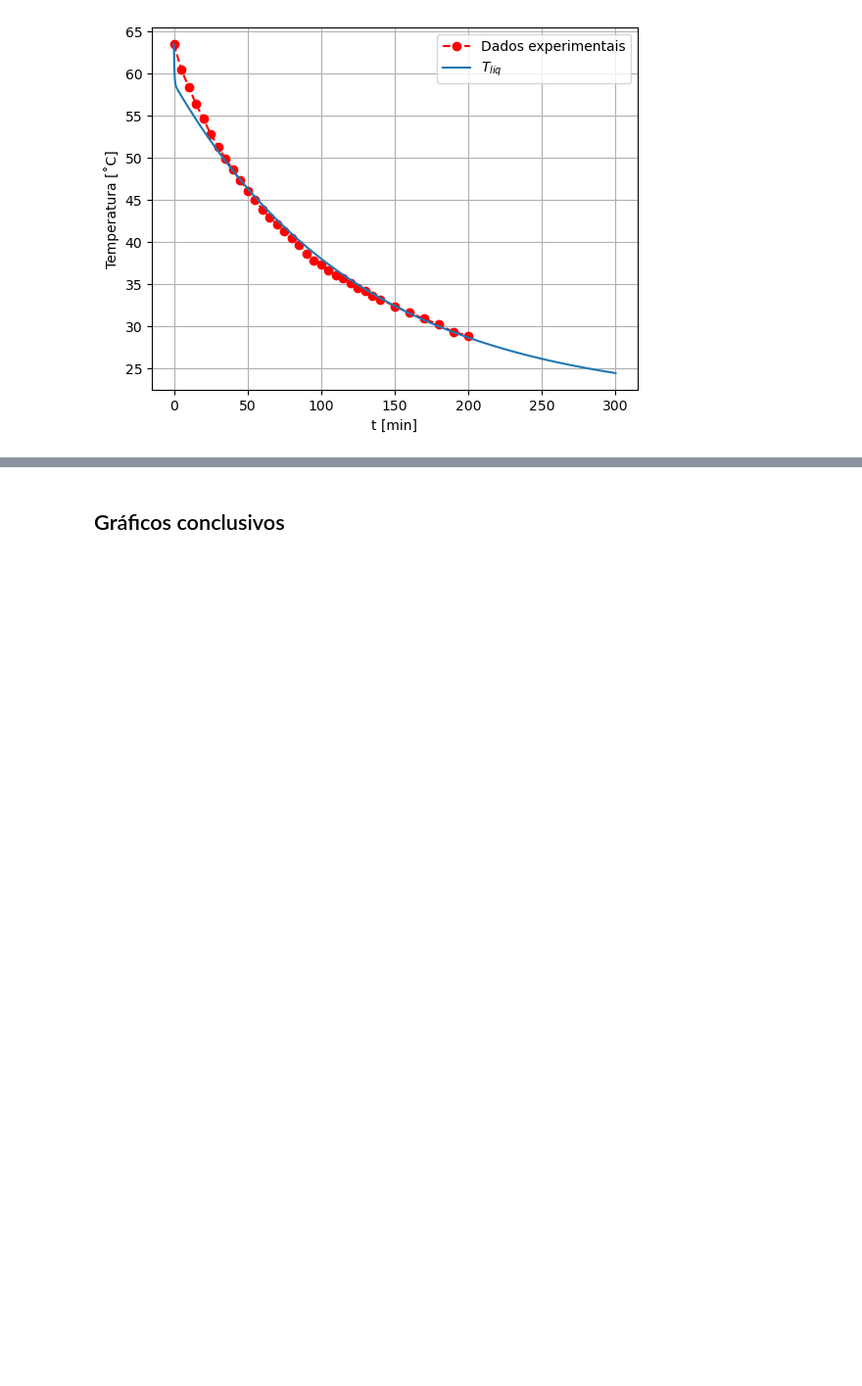
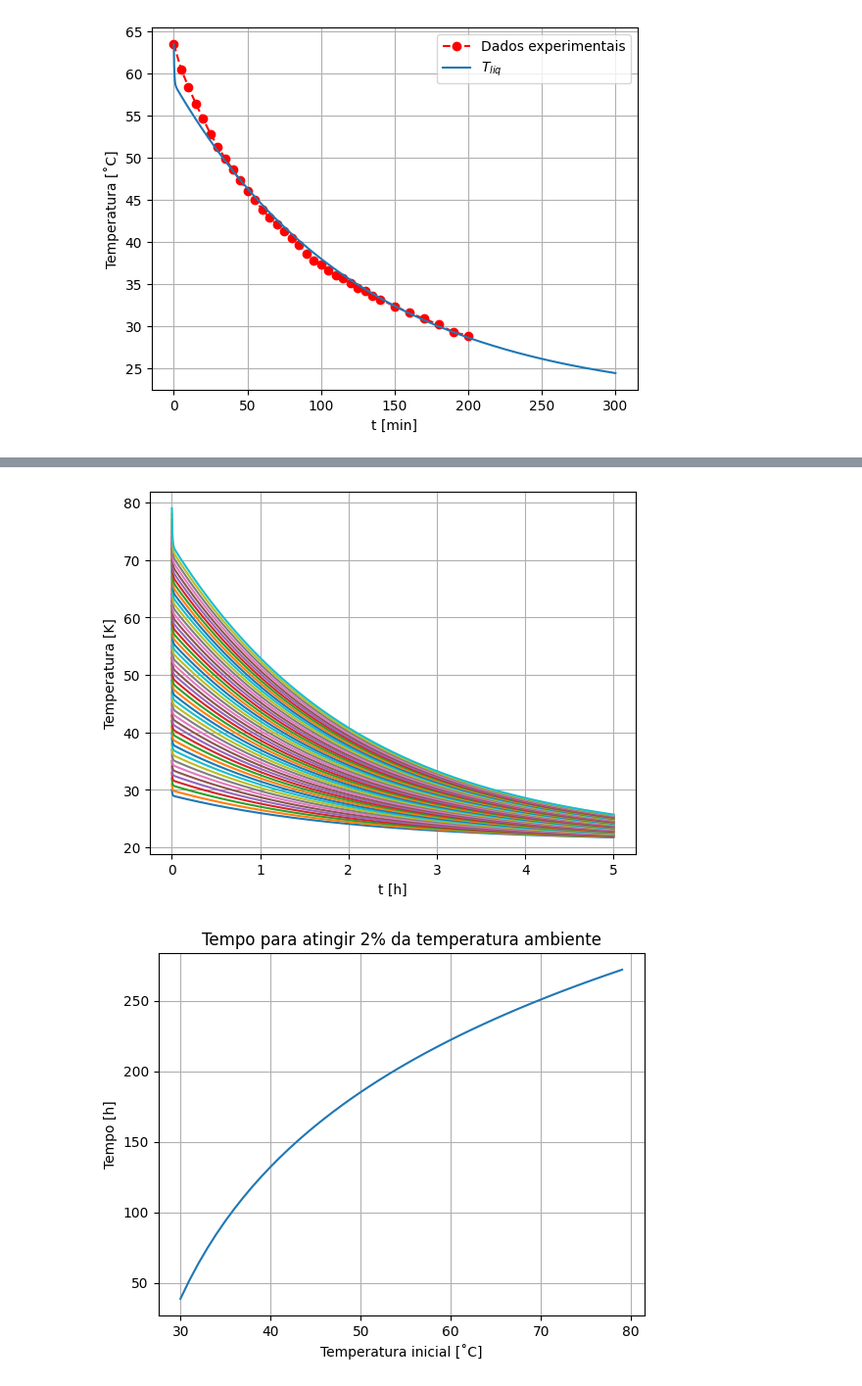
Before and after one commit to LuanaPLGuimaraes/Modelagens, a Jupyter notebook: P2/Modelagem P2.ipynb, the cells around one changed output, grey strips where cells are left out. Shown at 98% size. Saved outputs shown, nothing was run; the diff lists cells and outputs as text; code cells hidden in the pictures; blank space fills up the shorter version.

Commit message:
Gráficos conclusivos

```diff
--- a/P2/Modelagem P2.ipynb
+++ b/P2/Modelagem P2.ipynb
@@ -185,2 +138,72 @@ plt.show()
-# %% [markdown]
-## Gráficos conclusivos
+# %%
+temperaturas_iniciais = np.arange(30,80)
+lista_t = np.arange(0, 18000)
+
+
+def tempo_para_ambiente(T0, t):
+    # Define as temperaturas com base em T0
+    T_bi = T0[0]
+    T_bs = T0[1]
+    T_liq = T0[2]
+
+    # Calcula o Q
+    Q1 = (T_liq - T_bi)/R_cond_bi
+    Q2 = (T_bi - T_amb)/(R_cond_bi + R_conv + R_condM + R_condI)
+    Q3 = (T_liq - T_bs)/R_cond_bs
+    Q4 = (T_bs - T_amb)/(R_cond_bs + R_conv)
+
+    # Calcula as derivadas de U (dUx/dt)
+    Ul_dt = -(Q1 + Q3)
+    Ubi_dt = Q1 - Q2
+    Ubs_dt = Q3 - Q4
+
+    # Calcula as derivadas de T (dTx/dt)
+    dTl_dt = (1/(m_liq * c_liq)) * Ul_dt
+    dTbi_dt = (1/(m_bi * c_bi)) * Ubi_dt
+    dTbs_dt = (1/(m_bs * c_bs)) * Ubs_dt
+
+    return [dTbi_dt, dTbs_dt, dTl_dt]
+
+lista_res_T = []
+lista_res_t = []
+
+for i in range(len(temperaturas_iniciais)):
+    T_liq = temperaturas_iniciais[i] + K0      # Temperatura inicial (K)
+    T_amb = 21 + K0                            # Temperatura ambiente (K)
+    T_bi = 21 + K0                             # Temperatura inicial da superfície inferior da bolsa (K)
+    T_bs = 21 + K0                             # Temperatura inicial (K)
+
+    T0 = [T_bi, T_bs, T_liq]
+
+    sol = odeint(derivadas, T0, lista_t)
+    temperaturas = sol[:, 2]
+
+    plt.plot(lista_t/3600, temperaturas-273.15, label = 'T_liq = ' + str(temperaturas_iniciais[i]) + '˚C')
+
+    for i in range(len(temperaturas)):
+        if T_liq > T_amb:
+            if temperaturas[i] < (T_amb * 1.02):
+                lista_res_T.append(temperaturas[i])
+                lista_res_t.append(lista_t[i]/60)
+                break
+        else:
+            if temperaturas[i] > (T_amb * 0.98):
+                lista_res_T.append(temperaturas[i])
+                lista_res_t.append(lista_t[i]/60)
+                break
+
+plt.xlabel('t [h]')
+plt.ylabel('Temperatura [K]')
+#plt.legend()
+plt.grid()
+plt.show()
+
+plt.plot(temperaturas_iniciais, lista_res_t)
+plt.xlabel('Temperatura inicial [˚C]')
+plt.ylabel('Tempo [h]')
+plt.title('Tempo para atingir 2% da temperatura ambiente')
+plt.grid()
+plt.show()
+# %% [output]
+[figure, added]
+[figure, added]
```
Also changed, not shown: parts of 3 cells of this notebook.
